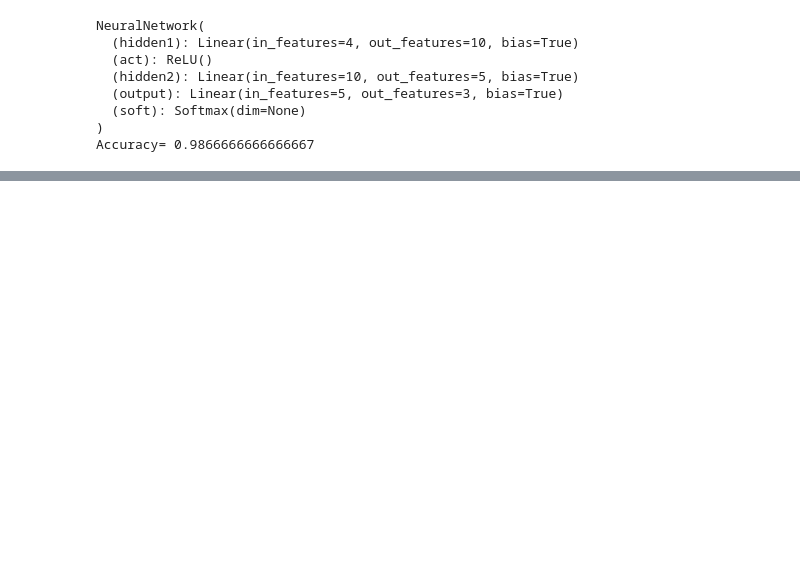
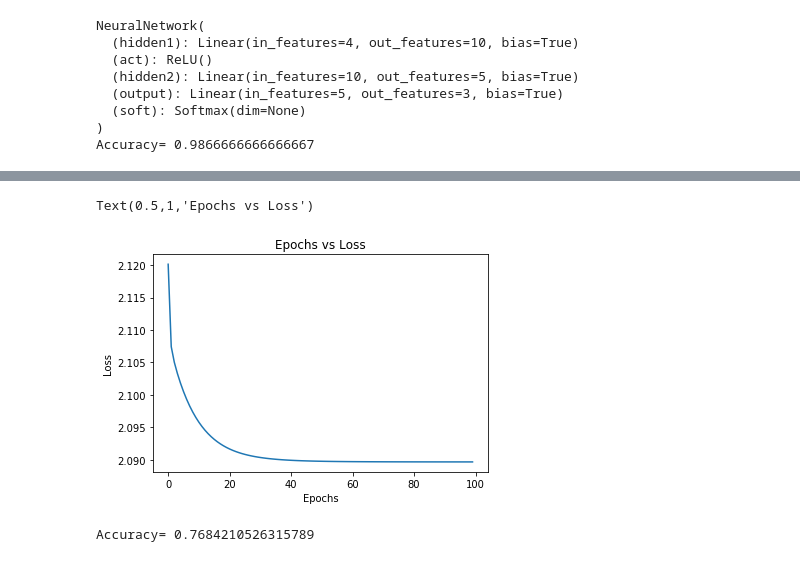
Before and after one commit to Sourav1429/Machine_Unlearning, a Jupyter notebook: Machine_unlearning1.ipynb, the cells around one changed output, grey strips where cells are left out. Drawn from its saved outputs; the diff is of its cells as text; code cells hidden in the pictures; blank space fills up the shorter version.

```diff
--- a/Machine_unlearning1.ipynb
+++ b/Machine_unlearning1.ipynb
@@ -318,10 +318,13 @@ Text(0.5,1,'Epochs vs Loss')
 with torch.no_grad():
     y_pred = fmodel(torch.Tensor(X))
 correct = 0
+wrong_index_list = list()
 for i in range(len(y_pred)):
     val = torch.argmax(y_pred[i])
     actual = np.argmax(y[i])
     if(val==actual):
         correct+=1;
+    else:
+        wrong_index_list.append(i)
 print("Accuracy=",correct/len(y))
 # %% [output]
@@ -348,3 +360,7 @@ NeuralNetwork(
   (soft): Softmax(dim=None)
 )
 Accuracy= 0.9866666666666667
+# %%
+for i in wrong_example_indexes:
+    y_pred = fmodel(torch.Tensor(X[i]))
+    print(i," ==> ",y_pred)
@@ -350,0 +409,24 @@ Accuracy= 0.9866666666666667
+# %%
+pmodel = NeuralNetwork(input_size,hidden1,hidden2,output)
+print(pmodel)
+loss_fn = nn.CrossEntropyLoss()
+n_epochs = 100
+batch_sz = 10
+l_rate = 0.01
+optimizer = optim.Adam(pmodel.parameters(), lr=l_rate)
+loss_list=[]
+for epoch in tqdm(range(n_epochs)):
+    loss_val = 0;
+    for i in range(0,len(X),batch_sz):
+        X_batch = torch.Tensor(X[i:i+batch_sz])
+        y_pred = pmodel(X_batch)
+        #print(y_pred)
+        y_batch = torch.Tensor(y[i:i+batch_sz])
+        loss = loss_fn(y_pred,y_batch)
+        #print(loss)
+        #input()
+        loss_val = loss_val + loss.item();
+        optimizer.zero_grad()
+        loss.backward()
+        optimizer.step()
+    loss_list.append(loss_val/batch_sz);
@@ -350,0 +441,23 @@ Accuracy= 0.9866666666666667
+# %%
+plt.plot(loss_list)
+plt.xlabel('Epochs')
+plt.ylabel('Loss')
+plt.title('Epochs vs Loss')
+# %% [output]
+Text(0.5,1,'Epochs vs Loss')
+[figure, added]
+# %%
+with torch.no_grad():
+    y_pred = fmodel(torch.Tensor(X))
+correct = 0
+wrong_index_list = list()
+for i in range(len(y_pred)):
+    val = torch.argmax(y_pred[i])
+    actual = np.argmax(y[i])
+    if(val==actual):
+        correct+=1;
+    else:
+        wrong_index_list.append(i)
+print("Accuracy=",correct/len(y))
+# %% [output]
+Accuracy= 0.7684210526315789
```
Also changed, not shown: parts of 15 cells of this notebook.
